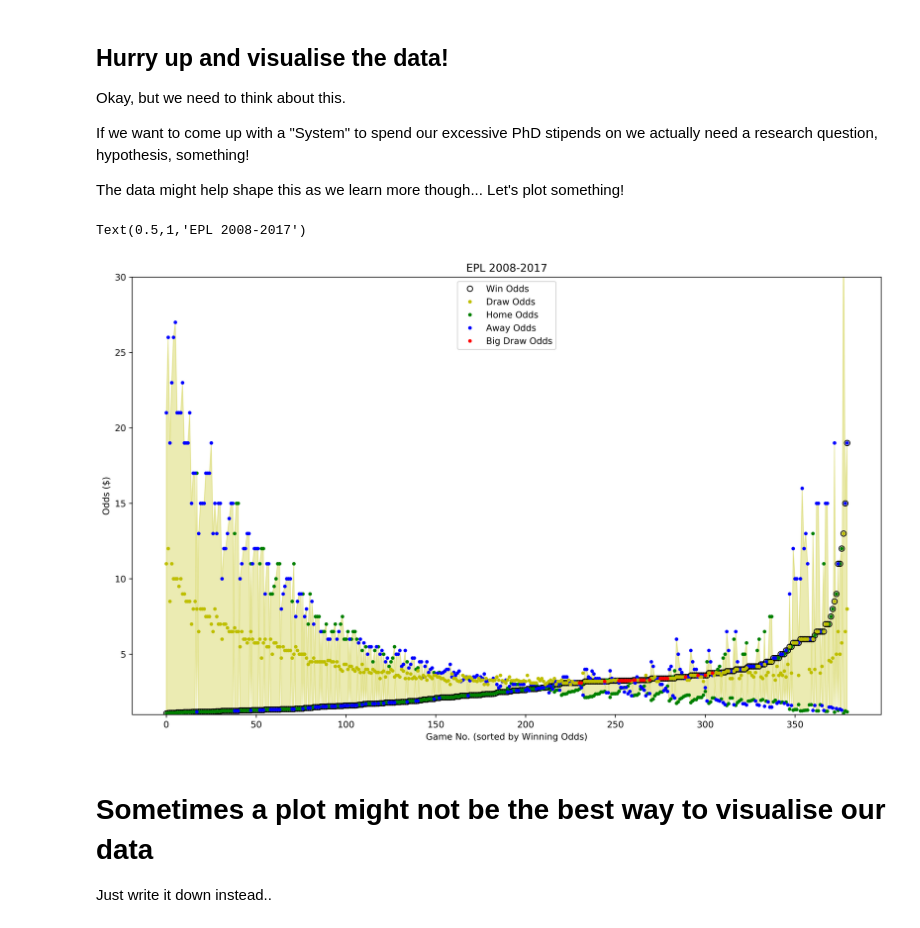
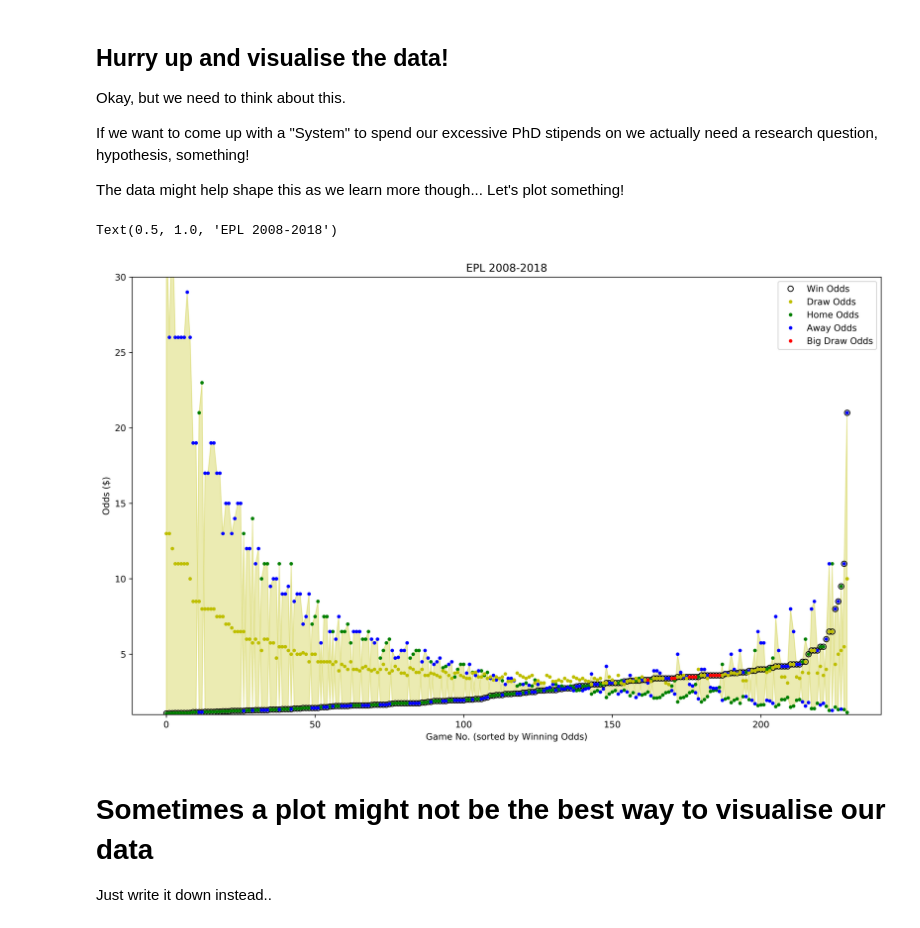
Before and after one commit to natbutter/footviz, a Jupyter notebook: PythonEx.ipynb, the cells around one changed output. Saved outputs shown, nothing was run; the diff lists cells and outputs as text; code cells hidden in the pictures.

```diff
--- a/PythonEx.ipynb
+++ b/PythonEx.ipynb
@@ -49,13 +50,14 @@ df7=pd.read_csv('2010_E0.csv',  skipinitialspace=False)
 df8=pd.read_csv('2009_E0.csv',  skipinitialspace=False)
 df9=pd.read_csv('2008_E0.csv',  skipinitialspace=False)
 df10=pd.read_csv('2017_E0.csv',  skipinitialspace=False)
+df11=pd.read_csv('2018_E0.csv',  skipinitialspace=False)
 
 #Print the shape of one of the datasets
 print(df10.shape)
 
-# frames = [df1, df2, df3, df4, df5, df6, df7, df8, df9, df10]
-frames = [df10]
-betdata = pd.concat(frames,ignore_index=True)
+#frames = [df1, df2, df3, df4, df5, df6, df7, df8, df9, df10, df11]
+frames = [df11]
+betdata = pd.concat(frames,ignore_index=True, sort=True)
 
 #Print the shape of the entire thing
 print(betdata.shape)
@@ -105,15 +107,15 @@ betdata['WTO'] = pd.Series(np.zeros(sLength), index=betdata.index)
 #Make arrays for each of the three outcomes
 #HT win
 a = betdata.loc[betdata['FTHG'] > betdata['FTAG'], 'WTO']
-betdata.ix[a.index.values,'WTO'] = betdata.ix[a.index.values,'B365H']
+betdata.loc[a.index.values,'WTO'] = betdata.loc[a.index.values,'B365H']
 
 #AT win
 b = betdata.loc[betdata['FTHG'] < betdata['FTAG'], 'WTO']
-betdata.ix[b.index.values,'WTO'] = betdata.ix[b.index.values,'B365A']
+betdata.loc[b.index.values,'WTO'] = betdata.loc[b.index.values,'B365A']
 
 #Draw
 c = betdata.loc[betdata['FTHG'] == betdata['FTAG'], 'WTO']
-betdata.ix[c.index.values,'WTO'] = betdata.ix[c.index.values,'B365D']
+betdata.loc[c.index.values,'WTO'] = betdata.loc[c.index.values,'B365D']
 
 #Now make a copy of the data with one sorted by WTO
 betdata['ColumnNum'] = betdata.index
@@ -308,36 +256,36 @@ fig = plt.figure(figsize=(15,9),dpi=450)
 #Plot the actual odds of the result
 plt2, = plt.plot(XWinTeamOdds,'ko',fillstyle='none')
 
 #SECOND
 #Plot the home wins and away wins
 plt4, = plt.plot(XHomeWin,'g.')
 plt5, = plt.plot(XAwayWin,'b.')
 
 # #FOURTH
 plt3, = plt.plot(XDrawValues,'y.')
 
 # #FIFTH
 # #Plot the Home and Win team Odds Range
 pylab.fill_between(x,betdata2['B365H'].values,betdata2['B365A'].values,\
                    color='y',alpha=0.3)
 
 plt6, = plt.plot(bigDrawInd.index.values,betdata2.loc[bigDrawInd.index.values,'WTO'].values,'r.')
 
 plt.legend([plt2,plt3,plt4,plt5,plt6],['Win Odds','Draw Odds','Home Odds', 'Away Odds', 'Big Draw Odds'])
 
 #######
 #Clean Up the Plot
 axes = plt.gca()
 # axes.set_xlim([0,3500])
 axes.set_ylim([1,30])
 
 axes.set_xlabel('Game No. (sorted by Winning Odds)')
 axes.set_ylabel('Odds ($)')
 
-plt.title("EPL 2008-2017")# +filename[-11:-7])
+plt.title("EPL 2008-2018")# +filename[-11:-7])
 # %% [output]
-Text(0.5,1,'EPL 2008-2017')
+Text(0.5, 1.0, 'EPL 2008-2018')
-[figure, old version]
+[figure, new version]
 # %% [markdown]
 # Sometimes a plot might not be the best way to visualise our data
 Just write it down instead..
```
Also changed, not shown: parts of 18 cells of this notebook, 1 other file.
